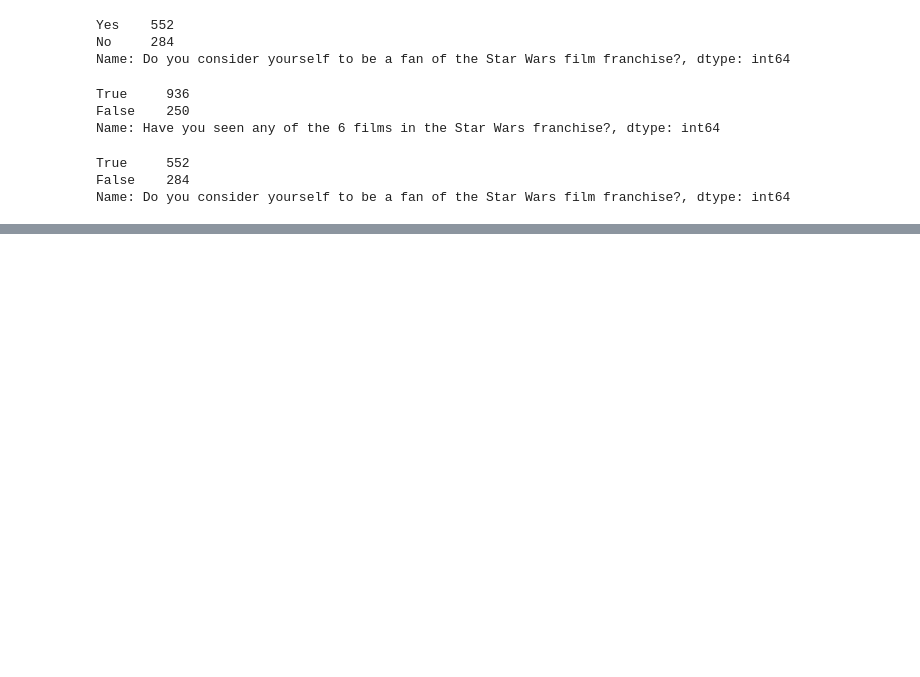
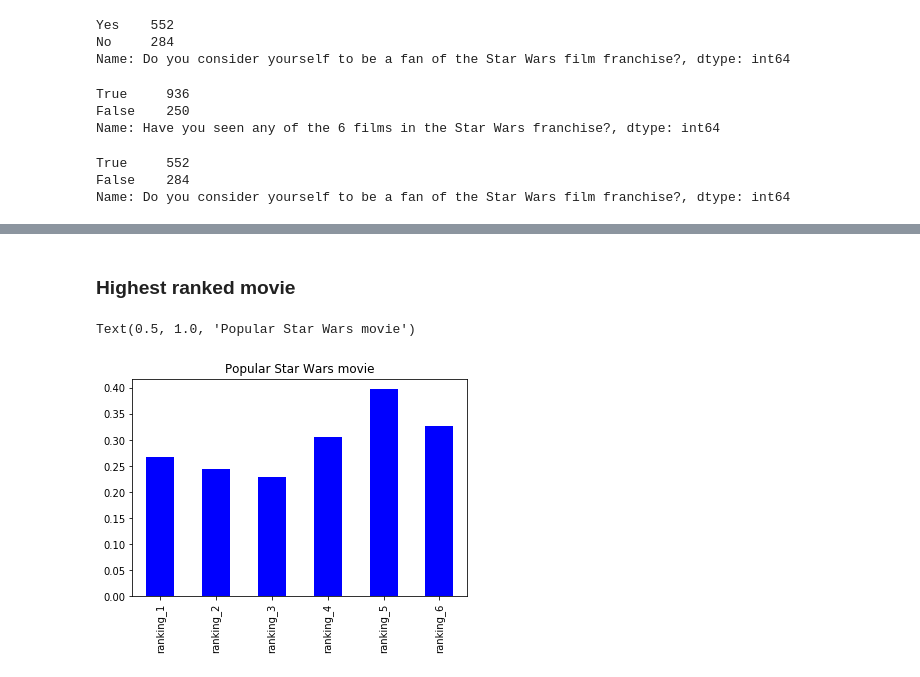
Before and after one commit to purvil/Star-Wars-survey-analysis, a Jupyter notebook: Star Wars Survey Analysis.ipynb, the cells around one changed output, grey strips where cells are left out. Cells and saved outputs as stored; diff of their text form; code cells hidden in the pictures; blank space fills up the shorter version.

```diff
--- a/Star Wars Survey Analysis.ipynb
+++ b/Star Wars Survey Analysis.ipynb
@@ -102,0 +122,10 @@ Name: Do you consider yourself to be a fan of the Star Wars film franchise?, dty
+# %%
+for col in star_wars.columns[3:9]:
+    star_wars[col] = star_wars[col].map(movie_mapping)
+# %%
+star_wars = star_wars.rename(columns={"Which of the following Star Wars films have you seen? Please select all that apply.":"seen_1",
+                                     "Unnamed: 4": "seen_2",
+                                     "Unnamed: 5": "seen_3",
+                                     "Unnamed: 6": "seen_4",
+                                     "Unnamed: 7": "seen_5",
+                                     "Unnamed: 8": "seen_6"})
@@ -102,0 +152,9 @@ Name: Do you consider yourself to be a fan of the Star Wars film franchise?, dty
+# %%
+star_wars.iloc[:, 9:15] = star_wars.iloc[:, 9:15].astype(float)
+# %%
+star_wars = star_wars.rename(columns={"Please rank the Star Wars films in order of preference with 1 being your favorite film in the franchise and 6 being your least favorite film.": "ranking_1",
+        "Unnamed: 10": "ranking_2",
+        "Unnamed: 11": "ranking_3",
+        "Unnamed: 12": "ranking_4",
+        "Unnamed: 13": "ranking_5",
+        "Unnamed: 14": "ranking_6"})
@@ -102,0 +170,8 @@ Name: Do you consider yourself to be a fan of the Star Wars film franchise?, dty
+# %% [markdown]
+### Highest ranked movie
+# %%
+star_wars.iloc[:, 9:15].mean().rdiv(1).plot(kind='bar', color='blue')
+plt.title("Popular Star Wars movie")
+# %% [output]
+Text(0.5, 1.0, 'Popular Star Wars movie')
+[figure, added]
```
Also changed, not shown: parts of 16 cells of this notebook.
